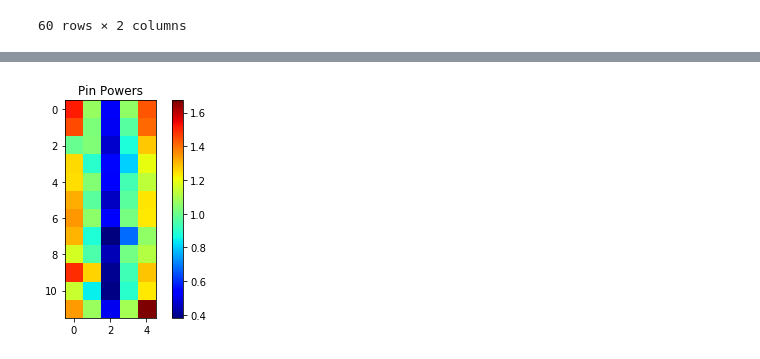
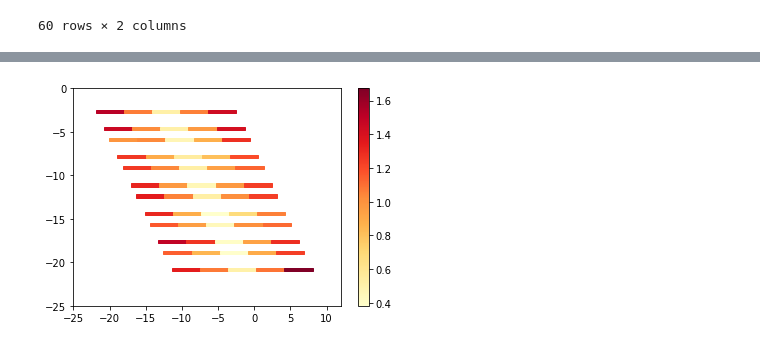
Before and after one commit to gwenchee/fhr-benchmark-depr, a Jupyter notebook: phase1a/case1a/case_1a-FD.ipynb, the cells around one changed output, grey strips where cells are left out. Cells and saved outputs as stored; diff of their text form; code cells hidden in the pictures.

```diff
--- a/phase1a/case1a/case_1a-FD.ipynb
+++ b/phase1a/case1a/case_1a-FD.ipynb
@@ -698,26 +657,36 @@ plt.show()
-# %%
-# Load the last statepoint file and keff value
-#sp = openmc.StatePoint('statepoint.' + str(10) + '.h5')
-
-# Get the OpenMC pin power tally data
-#mesh_tally = sp.get_tally(name='mesh tally')
-#fission_rates = mesh_tally.get_values(scores=['fission'])
-
-# Reshape array to 2D for plotting
-#fission_rates.shape = mesh.dimension
-
-# Normalize to the average pin power
-fission_rates /= np.mean(fission_rates)
-
-# Force zeros to be NaNs so their values are not included when matplotlib calculates
-# the color scale
-#fission_rates[fission_rates == 0.] = np.nan
-
-# Plot the pin powers and the fluxes
-plt.figure()
-plt.imshow(fission_rates, interpolation='none', cmap='jet', origin='upper')
-plt.colorbar()
-plt.title('Pin Powers')
-plt.show()
-# %% [output]
-[figure, removed]
+# %%
+xs = []
+ys = []
+ws = np.array([F_len/5]*60)
+hs = np.array([F_width]*60)
+vs = fission_rates.flatten()
+
+for p in range(6):
+    for f in range(2):
+        x_trans = p*T['A1']['P']['x']
+        y_trans = p*T['A1']['P']['y']
+        if f == 1:
+            x_trans += T['A1']['F']['x']
+            y_trans += T['A1']['F']['y']
+        for s in range(5):
+            if s > 0:
+                x_trans += F_len/5
+            xs.append(V['A1']['F']['L']['x']+x_trans)
+            ys.append(V['A1']['F']['B']['y']+y_trans)
+
+normal = pl.Normalize(vs.min(), vs.max())
+colors = pl.cm.YlOrRd(normal(vs))
+
+ax = pl.subplot(111)
+for x,y,w,h,c in zip(xs,ys,ws,hs,colors):
+    rect = pl.Rectangle((x,y),w,h,color=c)
+    ax.add_patch(rect)
+
+cax, _ = cbar.make_axes(ax)
+cb2 = cbar.ColorbarBase(cax, cmap=pl.cm.YlOrRd,norm=normal)
+
+ax.set_xlim(-25,12)
+ax.set_ylim(-25,0)
+pl.show()
+# %% [output]
+[figure, added]
```
Also changed, not shown: parts of 7 cells of this notebook.
